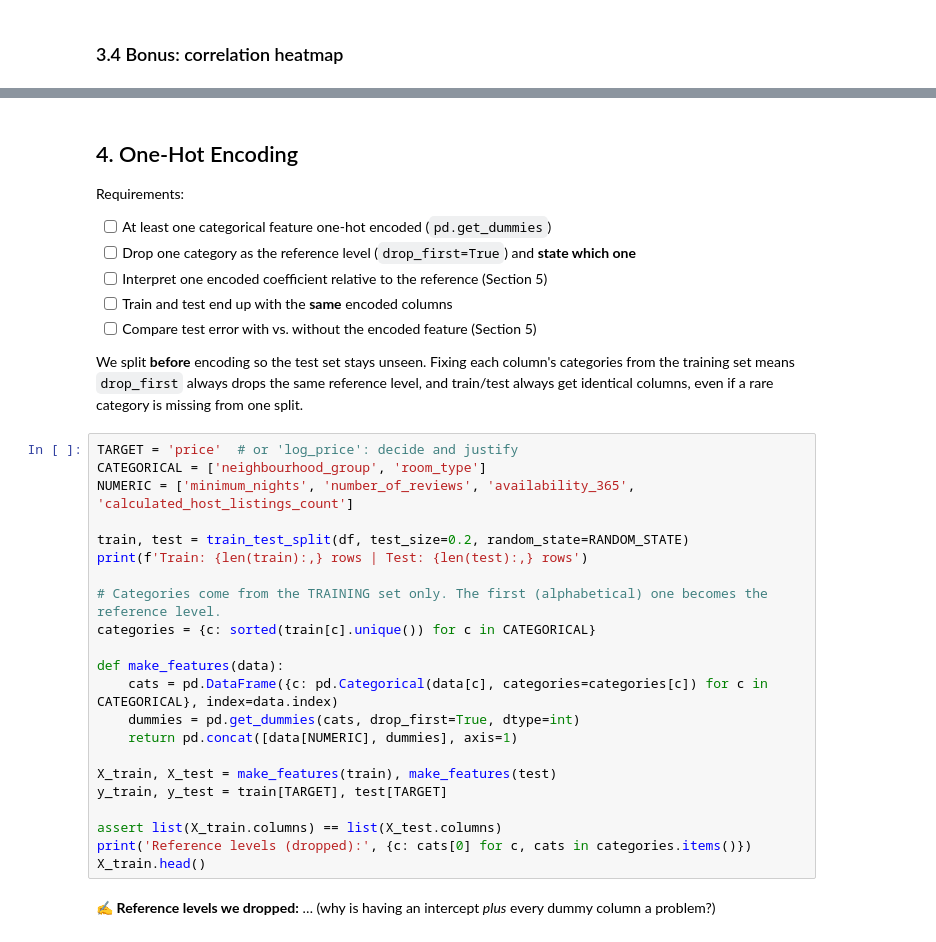
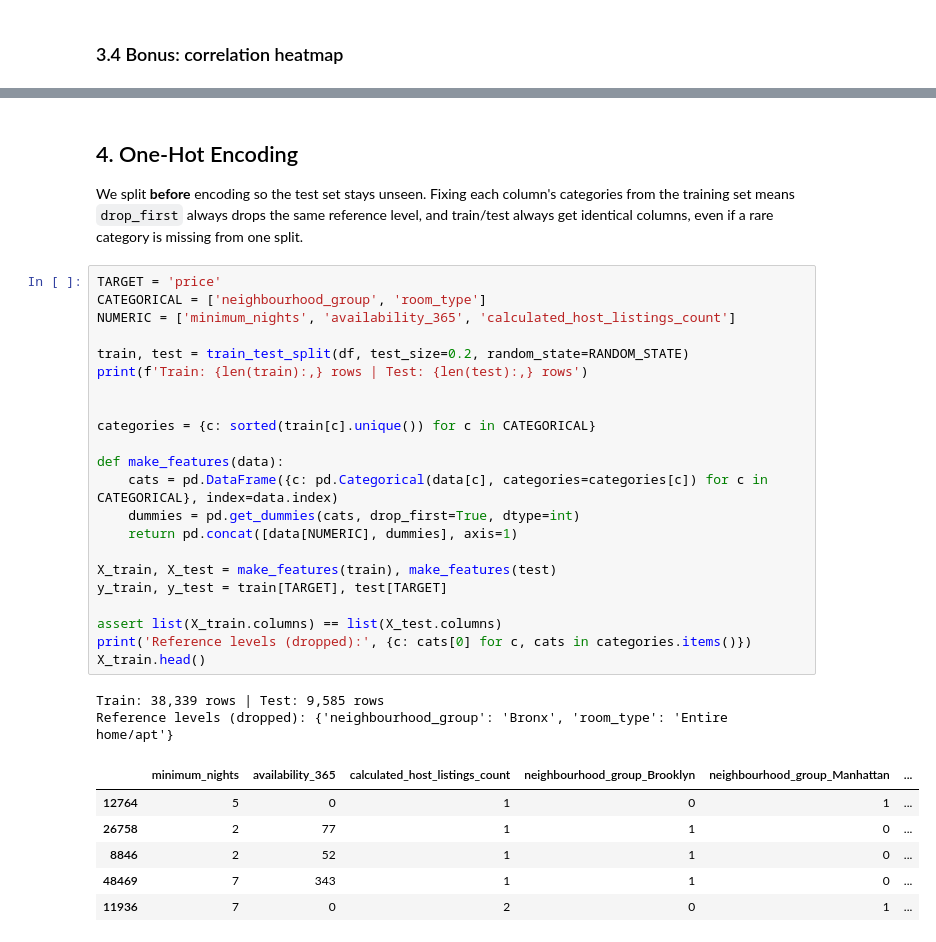
Before and after one commit to crbns/nyc-airbnb-mini-project-1, a Jupyter notebook: main.ipynb, the cells around one changed output, grey strips where cells are left out. Drawn from its saved outputs; the diff is of its cells as text.

```diff
--- a/main.ipynb
+++ b/main.ipynb
@@ -194,35 +319,35 @@ plt.show()
 # %% [markdown]
 ## 4. One-Hot Encoding
 
-Requirements:
-- [ ] At least one categorical feature one-hot encoded (`pd.get_dummies`)
-- [ ] Drop one category as the reference level (`drop_first=True`) and **state which one**
-- [ ] Interpret one encoded coefficient relative to the reference (Section 5)
-- [ ] Train and test end up with the **same** encoded columns
-- [ ] Compare test error with vs. without the encoded feature (Section 5)
-
 We split **before** encoding so the test set stays unseen. Fixing each column's categories from the training set means `drop_first` always drops the same reference level, and train/test always get identical columns, even if a rare category is missing from one split.
 # %%
-TARGET = 'price'  # or 'log_price': decide and justify
+TARGET = 'price'
 CATEGORICAL = ['neighbourhood_group', 'room_type']
-NUMERIC = ['minimum_nights', 'number_of_reviews', 'availability_365', 'calculated_host_listings_count']
+NUMERIC = ['minimum_nights', 'availability_365', 'calculated_host_listings_count']
 
 train, test = train_test_split(df, test_size=0.2, random_state=RANDOM_STATE)
 print(f'Train: {len(train):,} rows | Test: {len(test):,} rows')
 
-# Categories come from the TRAINING set only. The first (alphabetical) one becomes the reference level.
+
 categories = {c: sorted(train[c].unique()) for c in CATEGORICAL}
 
 def make_features(data):
     cats = pd.DataFrame({c: pd.Categorical(data[c], categories=categories[c]) for c in CATEGORICAL}, index=data.index)
     dummies = pd.get_dummies(cats, drop_first=True, dtype=int)
     return pd.concat([data[NUMERIC], dummies], axis=1)
 
 X_train, X_test = make_features(train), make_features(test)
 y_train, y_test = train[TARGET], test[TARGET]
 
 assert list(X_train.columns) == list(X_test.columns)
 print('Reference levels (dropped):', {c: cats[0] for c, cats in categories.items()})
 X_train.head()
+# %% [output]
+Train: 38,339 rows | Test: 9,585 rows
+Reference levels (dropped): {'neighbourhood_group': 'Bronx', 'room_type': 'Entire home/apt'}
+|  | minimum_nights | availability_365 | calculated_host_listings_count | neighbourhood_group_Brooklyn | neighbourhood_group_Manhattan | ... |
+| 12764 | 5 | 0 | 1 | 0 | 1 | ... |
+| 26758 | 2 | 77 | 1 | 1 | 0 | ... |
+| 8846 | 2 | 52 | 1 | 1 | 0 | ... |
+| 48469 | 7 | 343 | 1 | 1 | 0 | ... |
+| 11936 | 7 | 0 | 2 | 0 | 1 | ... |
-# %% [markdown]
-✍️ **Reference levels we dropped:** … (why is having an intercept *plus* every dummy column a problem?)
```
Also changed, not shown: parts of 45 cells of this notebook, 4 other files.
